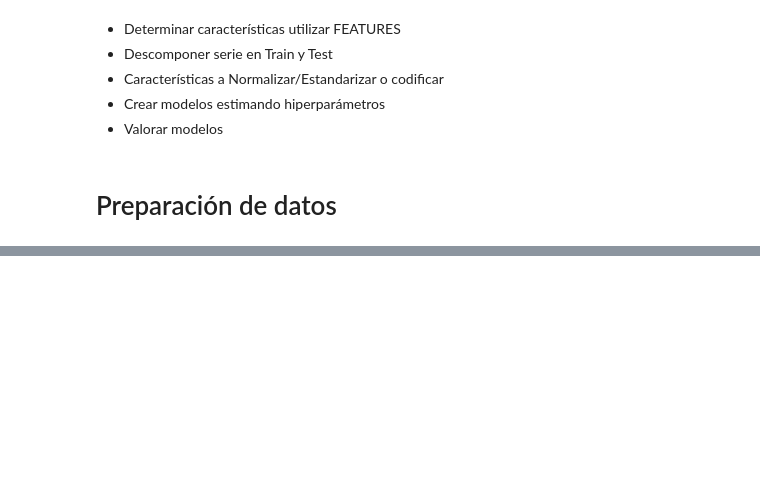
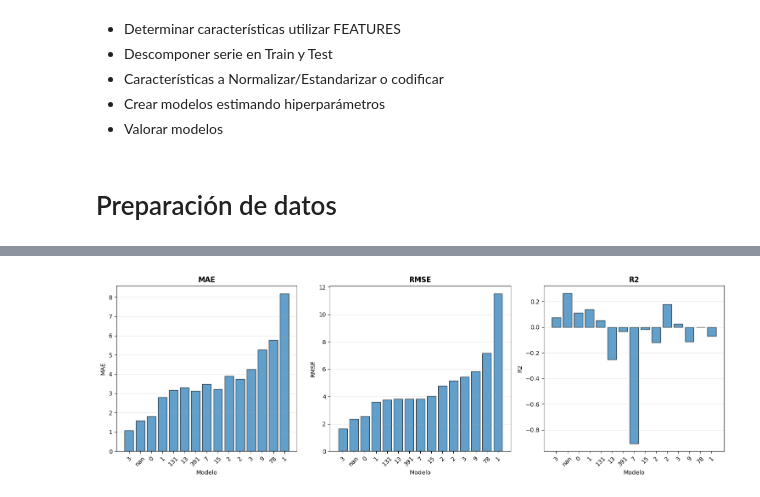
Before and after one commit to jmorala/TFMDS, a Jupyter notebook: cuadernos/05_RF_Forecasting.ipynb, the cells around one changed output, grey strips where cells are left out. Cells and saved outputs as stored; diff of their text form; code cells hidden in the pictures; blank space fills up the shorter version.

```diff
--- a/cuadernos/05_RF_Forecasting.ipynb
+++ b/cuadernos/05_RF_Forecasting.ipynb
@@ -605,0 +660,90 @@ ENTRENAMIENTO DE MODELOS POR PRODUCTO (Top 10)
+# %%
+
+# ============================================================================
+# 4. RESUMEN FINAL DE TODOS LOS MODELOS
+# ============================================================================
+
+print("\n" + "="*100)
+print("🏆 RESUMEN FINAL - COMPARACIÓN DE TODOS LOS MODELOS")
+print("="*100)
+
+if todas_metricas:
+    # Mostrar tabla completa de métricas
+    print("\n📊 Resumen de todas las métricas:")
+    resumen_metricas(todas_metricas)
+
+    # Comparar métricas
+    df_comparacion_final = comparar_metricas(todas_metricas, ordenar_por='RMSE')
+
+    print("\n" + "="*100)
+    print("📈 RANKING DE MODELOS POR RMSE")
+    print("="*100)
+    print(df_comparacion_final[['Algoritmo', 'MAE', 'RMSE', 'R2', 'MAPE (%)']].to_string(index=False))
+
+    # Gráfico comparativo de TODOS los modelos
+    print("\n📊 Generando gráficos comparativos...")
+    grafico_comparacion_metricas(df_comparacion_final, metricas=['MAE', 'RMSE', 'R2'])
+
+    # Análisis por categorías
+    print("\n" + "="*100)
+    print("📊 ANÁLISIS POR CATEGORÍAS DE MODELOS")
+    print("="*100)
+
+    # Separar por tipo de modelo
+    df_global = df_comparacion_final[df_comparacion_final['Algoritmo'].str.contains('Global')]
+    df_clusters = df_comparacion_final[df_comparacion_final['Algoritmo'].str.contains('Cluster')]
+    df_productos = df_comparacion_final[df_comparacion_final['Algoritmo'].str.contains('Producto')]
+
+    print("\n🌍 MODELOS GLOBALES:")
+    if len(df_global) > 0:
+        print(df_global[['Algoritmo', 'MAE', 'RMSE', 'R2']].to_string(index=False))
+        print(f"\n   Promedio RMSE: {df_global['RMSE'].mean():.2f}")
+
+    print("\n🎯 MODELOS POR CLUSTER:")
+    if len(df_clusters) > 0:
+        print(df_clusters[['Algoritmo', 'MAE', 'RMSE', 'R2']].to_string(index=False))
+        print(f"\n   Promedio RMSE: {df_clusters['RMSE'].mean():.2f}")
+        print(f"   Mejor cluster: {df_clusters.iloc[0]['Algoritmo']} (RMSE: {df_clusters.iloc[0]['RMSE']:.2f})")
+        print(f"   Peor cluster: {df_clusters.iloc[-1]['Algoritmo']} (RMSE: {df_clusters.iloc[-1]['RMSE']:.2f})")
+
+    print("\n🛒 MODELOS POR PRODUCTO:")
+    if len(df_productos) > 0:
+        print(df_productos[['Algoritmo', 'MAE', 'RMSE', 'R2']].to_string(index=False))
+        print(f"\n   Promedio RMSE: {df_productos['RMSE'].mean():.2f}")
+        print(f"   Mejor producto: {df_productos.iloc[0]['Algoritmo']} (RMSE: {df_productos.iloc[0]['RMSE']:.2f})")
+        print(f"   Peor producto: {df_productos.iloc[-1]['Algoritmo']} (RMSE: {df_productos.iloc[-1]['RMSE']:.2f})")
+
+    # Mejor modelo general
+    print("\n" + "="*100)
+    print("🥇 MEJOR MODELO GENERAL")
+    print("="*100)
+    mejor_idx = df_comparacion_final['RMSE'].idxmin()
+    mejor_modelo = df_comparacion_final.loc[mejor_idx]
+
+    print(f"\n🏆 {mejor_modelo['Algoritmo']}")
+    print(f"   MAE:        {mejor_modelo['MAE']:.2f}")
+    print(f"   RMSE:       {mejor_modelo['RMSE']:.2f}")
+    print(f"   R²:         {mejor_modelo['R2']:.4f}")
+    print(f"   MAPE:       {mejor_modelo['MAPE (%)']:.2f}%")
+    print(f"   SMAPE:      {mejor_modelo['SMAPE (%)']:.2f}%")
+
+    # Gráficos comparativos por categoría
+    if len(df_clusters) > 1:
+        print("\n📊 Comparación entre clusters:")
+        grafico_comparacion_metricas(df_clusters, metricas=['MAE', 'RMSE', 'R2'])
+
+    if len(df_productos) > 1:
+        print("\n📊 Comparación entre productos:")
+        grafico_comparacion_metricas(df_productos, metricas=['MAE', 'RMSE', 'R2'])
+
+else:
+    print("\n⚠️  No se generaron métricas para ningún modelo")
+
+print("\n" + "="*100)
+print("✅ ANÁLISIS COMPLETO FINALIZADO")
+print("="*100)
+print(f"\n📊 Total de modelos evaluados: {len(todas_metricas)}")
+print(f"   - Modelos globales: {len([m for m in todas_metricas if 'Global' in m['Algoritmo']])}")
+print(f"   - Modelos por cluster: {len([m for m in todas_metricas if 'Cluster' in m['Algoritmo']])}")
+print(f"   - Modelos por producto: {len([m for m in todas_metricas if 'Producto' in m['Algoritmo']])}")
+# %% [output]
@@ -605,0 +767 @@ ENTRENAMIENTO DE MODELOS POR PRODUCTO (Top 10)
+[figure, added]
```
Also changed, not shown: parts of 22 cells of this notebook, 6 other files.
